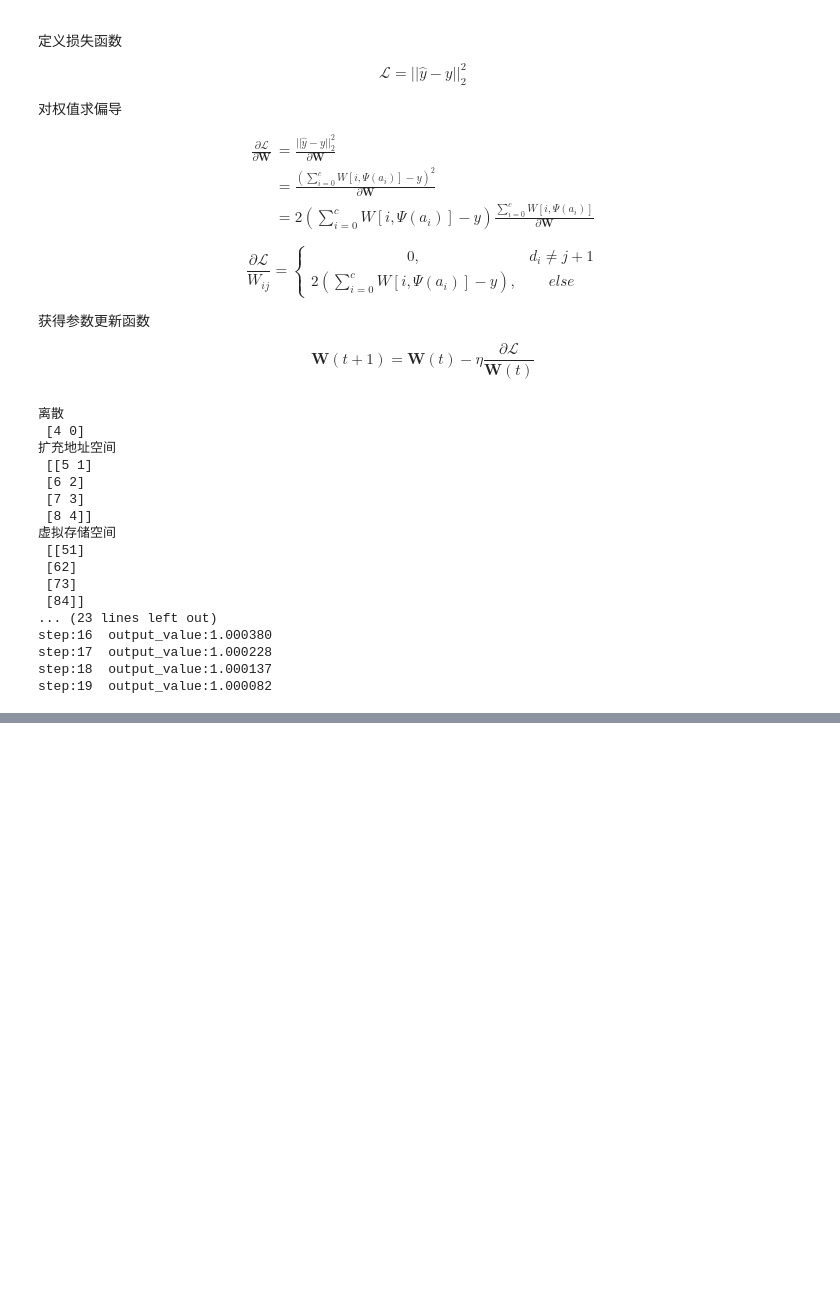
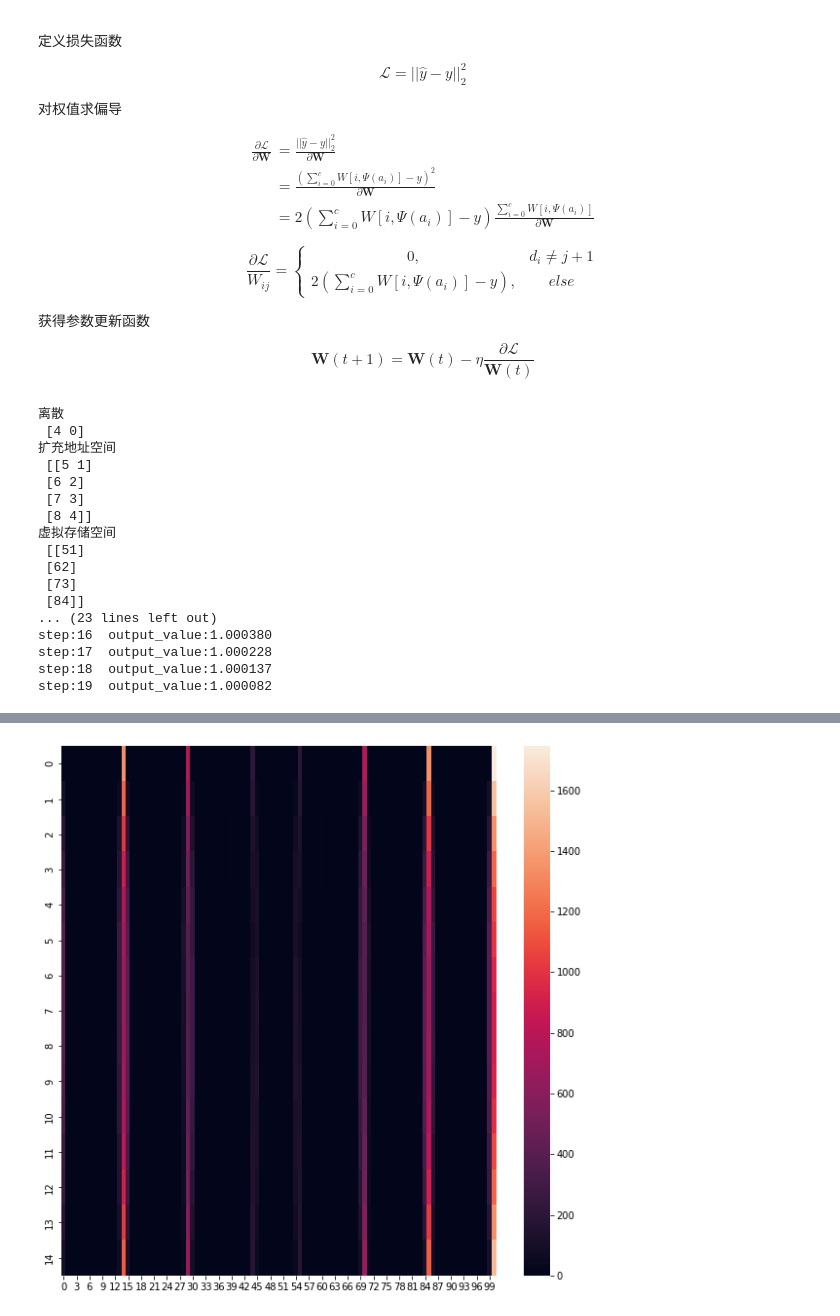
Before and after one commit to koolo233/NeuralNetworks, a Jupyter notebook: CMAC.ipynb, the cells around one changed output, grey strips where cells are left out. Drawn from its saved outputs; the diff is of its cells as text; code cells hidden in the pictures; blank space fills up the shorter version.

Commit message:
CMAC example-1

```diff
--- a/CMAC.ipynb
+++ b/CMAC.ipynb
@@ -345,8 +347,9 @@ class CMAC(object):
         virtual_vector = np.zeros((self.expend_dim, 1), dtype=np.int32)
 
         # 进行组合
+        basic_multiplier = pow(10, len(str(self.expend_dim)))
         for i in range(self.input_dim):
-            mul_num = pow(10, self.input_dim-1-i)
+            mul_num = pow(basic_multiplier, self.input_dim-1-i)
             virtual_vector += expend_matrix[:, i:i+1] * mul_num
 
         return virtual_vector
@@ -442,0 +460,53 @@ step:19  output_value:1.000082
+# %%
+x1, x2 = np.meshgrid(np.linspace(-3, 3, 80), np.linspace(-3, 3, 80))
+
+train_x_list = np.concatenate((x1.reshape(-1, 1), x2.reshape(-1, 1)), axis=1)
+train_y_list = np.sin(train_x_list[:, 0:1]) * np.cos(train_x_list[:, 1:])
+
+# 输入维度
+input_dim = 2
+# 输入范围
+input_range = [[-3, 3], [-3, 3]]
+# 量化级
+q_levle = [50, 50]
+# 扩充地址空间维度
+expend_dim = 15
+# 散列质数
+hash_number = 101
+# 学习率
+lr = 0.009
+# 最大epoch
+max_epoch = 10
+
+# 定义模型
+my_cmac = CMAC(input_dim=input_dim,
+               input_range=input_range,
+               q_level=q_levle,
+               expend_dim=expend_dim,
+               hash_number=hash_number,
+               lr=lr)
+
+# 探测碰撞
+real_address_heatmap = np.zeros((expend_dim, hash_number))
+for train_sample in train_x_list:
+    pred_y = my_cmac.forward(train_sample)
+    real_address_heatmap[range(0, my_cmac.expend_dim), my_cmac.real_vector.reshape(-1)-1] += 1
+
+plt.figure(figsize=(10, 10))
+sn.heatmap(real_address_heatmap)
+plt.show()
+
+# 参数优化
+print("参数学习")
+for epoch in range(max_epoch):
+
+    train_loss = 0
+    for step, train_sample in enumerate(train_x_list):
+        pred_y = my_cmac.forward(train_sample)
+        my_cmac.optim(train_y_list[step][0])
+
+        train_loss += pow(pred_y - train_y_list[step][0], 2)
+
+    print("[{}/{}]\t train loss:{:.5f}".format(epoch+1, max_epoch, train_loss/len(train_x_list)))
+# %% [output]
+[figure, added]
```
Also changed, not shown: parts of 5 cells of this notebook.
